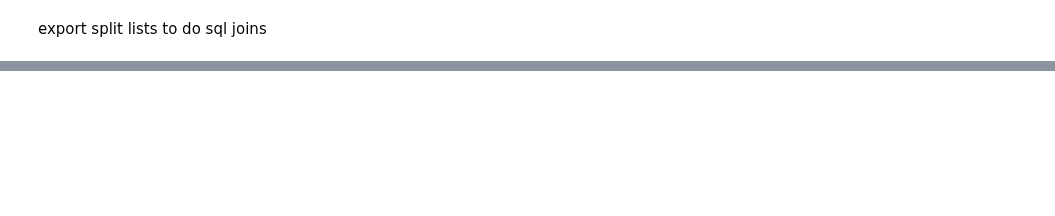
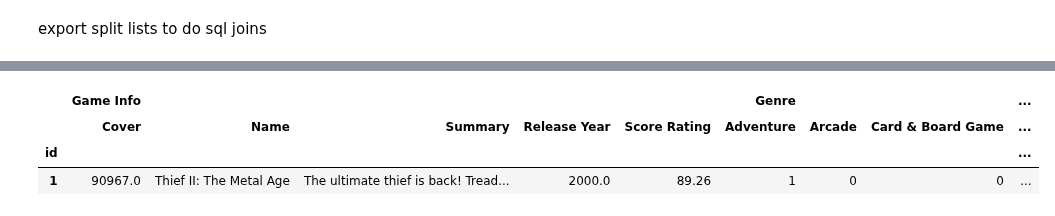
Before and after one commit to 1990Jasonlee/GameOnPassion, a Jupyter notebook: GameOnJson.ipynb, the cells around one changed output, grey strips where cells are left out. Cells and saved outputs as stored; diff of their text form; code cells hidden in the pictures; blank space fills up the shorter version.

```diff
--- a/GameOnJson.ipynb
+++ b/GameOnJson.ipynb
@@ -583,43 +847,48 @@ list(Gameon_df)
 # %%
-header = [['Game Info', 'Game Info', 'Game Info', 'Game Info', 'Game Info', 'Genre', 'Genre', 'Genre',
-           'Genre', 'Genre', 'Genre', 'Genre', 'Genre', 'Genre', 'Genre', 'Genre', 'Genre', 'Genre',
-           'Genre', 'Genre', 'Genre', 'Genre', 'Genre', 'Genre', 'Genre', 'Genre', 'Genre', 'Platform',
-           'Platform', 'Platform', 'Platform', 'Platform', 'Platform', 'Platform', 'Platform', 'Platform',
-           'Platform', 'Platform', 'Platform', 'Platform', 'Platform', 'Platform', 'Platform', 'Platform',
-           'Platform', 'Platform', 'Platform', 'Platform', 'Platform', 'Platform', 'Platform', 'Platform', 'Platform',
-           'Platform', 'Platform', 'Platform', 'Platform', 'Platform', 'Platform', 'Platform', 'Platform', 'Platform',
-           'Platform', 'Platform', 'Platform', 'Platform', 'Platform', 'Platform', 'Platform', 'Platform', 'Platform',
-           'Platform', 'Platform', 'Platform', 'Platform', 'Platform', 'Platform', 'Platform', 'Platform', 'Platform',
-           'Platform', 'Platform', 'Platform', 'Platform', 'Platform', 'Platform', 'Platform', 'Platform', 'Platform',
-           'Platform', 'Platform', 'Platform', 'Platform', 'Platform', 'Platform', 'Platform', 'Platform',
-           'Platform', 'Platform', 'Platform', 'Platform', 'Platform', 'Platform', 'Platform', 'Platform', 'Platform',
-           'Platform', 'Platform', 'Platform', 'Platform', 'Platform', 'Platform', 'Platform', 'Platform', 'Platform',
-           'Platform', 'Platform', 'Platform', 'Platform', 'Platform', 'Platform', 'Platform', 'Platform', 'Platform',
-           'Platform', 'Platform', 'Platform', 'Platform', 'Platform', 'Platform', 'Platform',
-           'Game Mode', 'Game Mode', 'Game Mode', 'Game Mode', 'Game Mode', 'Game Mode'], [
-              'Cover', 'Name', 'Summary', 'Release Year', 'Score Rating', 'Adventure', 'Arcade', 'Card & Board Game',
-              'Fighting', "Hack and slash/Beat 'em up", 'Indie', 'Music', 'Pinball', 'Platform', 'Point-and-click',
-              'Puzzle', 'Quiz/Trivia', 'Racing', 'Real Time Strategy (RTS)', 'Role-playing (RPG)', 'Shooter',
-              'Simulator', 'Sport', 'Strategy', 'Tactical', 'Turn-based strategy (TBS)', 'Visual Novel',
-              '3DO Interactive Multiplayer', 'Acorn Archimedes', 'Acorn Electron', 'Amazon Fire TV', 'Amiga',
-              'Amiga CD32', 'Amstrad CPC', 'Android', 'Apple II', 'Apple IIGS', 'Arcade Platform', 'Atari 2600',
-              'Atari 8-bit', 'Atari Jaguar', 'Atari Lynx', 'Atari ST/STE', 'BBC Microcomputer System', 'BlackBerry OS',
-              'ColecoVision', 'Commodore 16', 'Commodore C64/128', 'Commodore VIC-20', 'DUPLICATE Stadia', 'DVD Player',
-              'Daydream', 'Donner Model 30', 'Dragon 32/64', 'Dreamcast', 'FM Towns', 'FM-7', 'Family Computer',
-              'Family Computer Disk System', 'Game Boy', 'Game Boy Advance', 'Game Boy Color', 'Gear VR',
-              'Google Stadia', 'Intellivision', 'Legacy Mobile Device', 'Linux', 'MSX', 'MSX2', 'Mac', 'N-Gage',
-              'NEC PC-6000 Series', 'Neo Geo AES', 'Neo Geo CD', 'Neo Geo MVS', 'New Nintendo 3DS', 'Nintendo 3DS',
-              'Nintendo 64', 'Nintendo DS', 'Nintendo DSi', 'Nintendo Entertainment System (NES)', 'Nintendo GameCube',
-              'Nintendo Switch', 'OOParts', 'Oculus Quest', 'Oculus Quest 2', 'Oculus Rift', 'Oculus VR',
-              'OnLive Game System', 'Ouya', 'PC (Microsoft Windows)', 'PC DOS', 'PC-8801', 'PC-98', 'PlayStation',
-              'PlayStation 2', 'PlayStation 3', 'PlayStation 4', 'PlayStation 5', 'PlayStation Portable',
-              'PlayStation VR', 'PlayStation Vita', 'S', 'Satellaview', 'Sega CD', 'Sega Game Gear',
-              'Sega Master System', 'Sega Mega Drive/Genesis', 'Sega Saturn', 'Sharp X1', 'Sharp X68000', 'SteamVR',
-              'Super Famicom', 'Super Nintendo Entertainment System (SNES)', 'Tapwave Zodiac', 'Tatung Einstein',
-              'TurboGrafx-16/PC Engine', 'Turbografx-16/PC Engine CD', 'Web browser', 'Wii', 'Wii U',
-              'Windows Mixed Reality', 'Windows Phone', 'WonderSwan', 'WonderSwan Color', 'Xbox', 'Xbox 360',
-              'Xbox One', 'Xbox Series X', 'ZX Spectrum', 'iOS', 'Battle Royale', 'Co-operative',
-              'Massively Multiplayer Online (MMO)', 'Multiplayer', 'Single player', 'Split screen']]
+# header = [['Game Info', 'Game Info', 'Game Info', 'Game Info', 'Game Info', 'Genre', 'Genre', 'Genre',
+#            'Genre', 'Genre', 'Genre', 'Genre', 'Genre', 'Genre', 'Genre', 'Genre', 'Genre', 'Genre',
+#            'Genre', 'Genre', 'Genre', 'Genre', 'Genre', 'Genre', 'Genre', 'Genre', 'Genre', 'Platform',
+#            'Platform', 'Platform', 'Platform', 'Platform', 'Platform', 'Platform', 'Platform', 'Platform',
+#            'Platform', 'Platform', 'Platform', 'Platform', 'Platform', 'Platform', 'Platform', 'Platform',
+#            'Platform', 'Platform', 'Platform', 'Platform', 'Platform', 'Platform', 'Platform', 'Platform', 'Platform',
+#            'Platform', 'Platform', 'Platform', 'Platform', 'Platform', 'Platform', 'Platform', 'Platform', 'Platform',
+#            'Platform', 'Platform', 'Platform', 'Platform', 'Platform', 'Platform', 'Platform', 'Platform', 'Platform',
+#            'Platform', 'Platform', 'Platform', 'Platform', 'Platform', 'Platform', 'Platform', 'Platform', 'Platform',
+#            'Platform', 'Platform', 'Platform', 'Platform', 'Platform', 'Platform', 'Platform', 'Platform', 'Platform',
+#            'Platform', 'Platform', 'Platform', 'Platform', 'Platform', 'Platform', 'Platform', 'Platform',
+#            'Platform', 'Platform', 'Platform', 'Platform', 'Platform', 'Platform', 'Platform', 'Platform', 'Platform',
+#            'Platform', 'Platform', 'Platform', 'Platform', 'Platform', 'Platform', 'Platform', 'Platform', 'Platform',
+#            'Platform', 'Platform', 'Platform', 'Platform', 'Platform', 'Platform', 'Platform', 'Platform', 'Platform',
+#            'Platform', 'Platform', 'Platform', 'Platform', 'Platform', 'Platform', 'Platform',
+#            'Game Mode', 'Game Mode', 'Game Mode', 'Game Mode', 'Game Mode', 'Game Mode'], [
+#               'Cover', 'Name', 'Summary', 'Release Year', 'Score Rating', 'Adventure', 'Arcade', 'Card & Board Game',
+#               'Fighting', "Hack and slash/Beat 'em up", 'Indie', 'Music', 'Pinball', 'Platform', 'Point-and-click',
+#               'Puzzle', 'Quiz/Trivia', 'Racing', 'Real Time Strategy (RTS)', 'Role-playing (RPG)', 'Shooter',
+#               'Simulator', 'Sport', 'Strategy', 'Tactical', 'Turn-based strategy (TBS)', 'Visual Novel',
+#               '3DO Interactive Multiplayer', 'Acorn Archimedes', 'Acorn Electron', 'Amazon Fire TV', 'Amiga',
+#               'Amiga CD32', 'Amstrad CPC', 'Android', 'Apple II', 'Apple IIGS', 'Arcade Platform', 'Atari 2600',
+#               'Atari 8-bit', 'Atari Jaguar', 'Atari Lynx', 'Atari ST/STE', 'BBC Microcomputer System', 'BlackBerry OS',
+#               'ColecoVision', 'Commodore 16', 'Commodore C64/128', 'Commodore VIC-20', 'DUPLICATE Stadia', 'DVD Player',
+#               'Daydream', 'Donner Model 30', 'Dragon 32/64', 'Dreamcast', 'FM Towns', 'FM-7', 'Family Computer',
+#               'Family Computer Disk System', 'Game Boy', 'Game Boy Advance', 'Game Boy Color', 'Gear VR',
+#               'Google Stadia', 'Intellivision', 'Legacy Mobile Device', 'Linux', 'MSX', 'MSX2', 'Mac', 'N-Gage',
+#               'NEC PC-6000 Series', 'Neo Geo AES', 'Neo Geo CD', 'Neo Geo MVS', 'New Nintendo 3DS', 'Nintendo 3DS',
+#               'Nintendo 64', 'Nintendo DS', 'Nintendo DSi', 'Nintendo Entertainment System (NES)', 'Nintendo GameCube',
+#               'Nintendo Switch', 'OOParts', 'Oculus Quest', 'Oculus Quest 2', 'Oculus Rift', 'Oculus VR',
+#               'OnLive Game System', 'Ouya', 'PC (Microsoft Windows)', 'PC DOS', 'PC-8801', 'PC-98', 'PlayStation',
+#               'PlayStation 2', 'PlayStation 3', 'PlayStation 4', 'PlayStation 5', 'PlayStation Portable',
+#               'PlayStation VR', 'PlayStation Vita', 'S', 'Satellaview', 'Sega CD', 'Sega Game Gear',
+#               'Sega Master System', 'Sega Mega Drive/Genesis', 'Sega Saturn', 'Sharp X1', 'Sharp X68000', 'SteamVR',
+#               'Super Famicom', 'Super Nintendo Entertainment System (SNES)', 'Tapwave Zodiac', 'Tatung Einstein',
+#               'TurboGrafx-16/PC Engine', 'Turbografx-16/PC Engine CD', 'Web browser', 'Wii', 'Wii U',
+#               'Windows Mixed Reality', 'Windows Phone', 'WonderSwan', 'WonderSwan Color', 'Xbox', 'Xbox 360',
+#               'Xbox One', 'Xbox Series X', 'ZX Spectrum', 'iOS', 'Battle Royale', 'Co-operative',
+#               'Massively Multiplayer Online (MMO)', 'Multiplayer', 'Single player', 'Split screen']]
 
-Gameon_df.columns=header
-Gameon_df.head(1)
+# gameon_df.columns=header
+# gameon_df.head(1)
+# %% [output]
+|  | Game Info |  |  |  |  | Genre |  |  | ... |
+|  | Cover | Name | Summary | Release Year | Score Rating | Adventure | Arcade | Card & Board Game | ... |
+| id |  |  |  |  |  |  |  |  | ... |
+| 1 | 90967.0 | Thief II: The Metal Age | The ultimate thief is back! Tread... | 2000.0 | 89.26 | 1 | 0 | 0 | ... |
```
Also changed, not shown: parts of 34 cells of this notebook, 3 other files.
